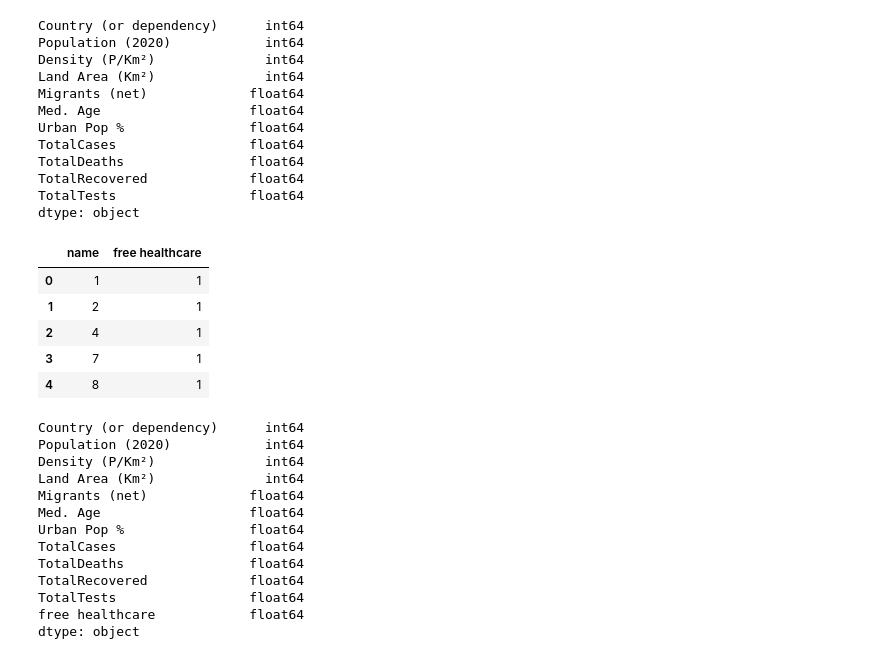
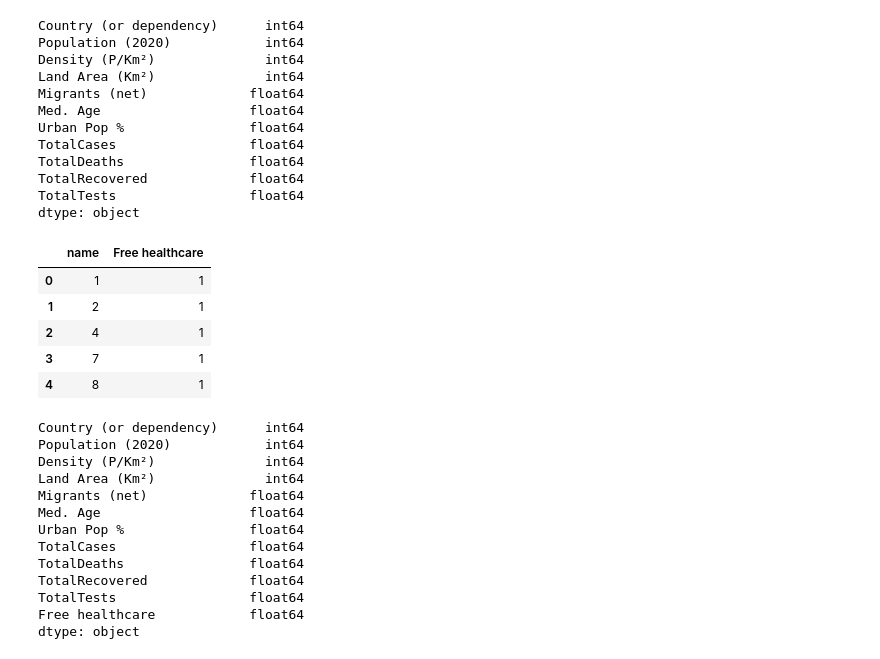
Before and after one commit to cesarvila/population, a Jupyter notebook: popu.ipynb, the cells around one changed output. Saved outputs shown, nothing was run; the diff lists cells and outputs as text; code cells hidden in the pictures.

```diff
--- a/popu.ipynb
+++ b/popu.ipynb
@@ -159,16 +164,16 @@ dtype: object
 # %%
 #I am going to add a column of countries with free healthcare, migth be usefull
 df_healthcare = pd.read_csv('countries with free healthcare.csv')
 hc_edit = {'Czech Republic':'Czech Republic (Czechia)',
            'Macau':'Macao',
            'Saint Vincent and the Grenadines':'St. Vincent & Grenadines'}
 df_healthcare.replace({'name': hc_edit},  inplace = True)
-df_healthcare['free healthcare'] = 1
+df_healthcare['Free healthcare'] = 1
 df_healthcare.drop(['pop2020'], axis=1, inplace=True)
 df_healthcare.replace({'name': countries_dic},  inplace = True)
 df_healthcare.head()
 # %% [output]
-|  | name | free healthcare |
+|  | name | Free healthcare |
 | 0 | 1 | 1 |
 | 1 | 2 | 1 |
 | 2 | 4 | 1 |
@@ -176,7 +181,7 @@ df_healthcare.head()
 | 4 | 8 | 1 |
 # %%
 df_raw = df_raw.join(df_healthcare.set_index('name'), on='Country (or dependency)')
-df_raw['free healthcare'].fillna(0, inplace=True)
+df_raw['Free healthcare'].fillna(0, inplace=True)
 
 #now I am ready with my df, everything is a number
 
@@ -193,5 +198,5 @@ TotalCases                 float64
 TotalDeaths                float64
 TotalRecovered             float64
 TotalTests                 float64
-free healthcare            float64
+Free healthcare            float64
 dtype: object
```
Also changed, not shown: parts of 43 cells of this notebook, 9 other files.
